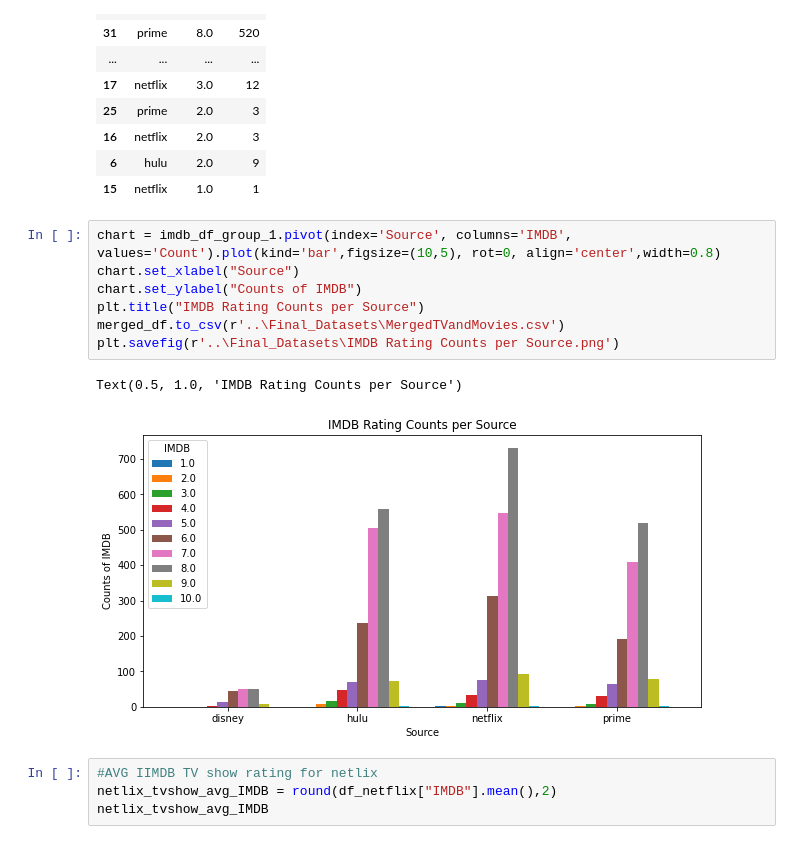
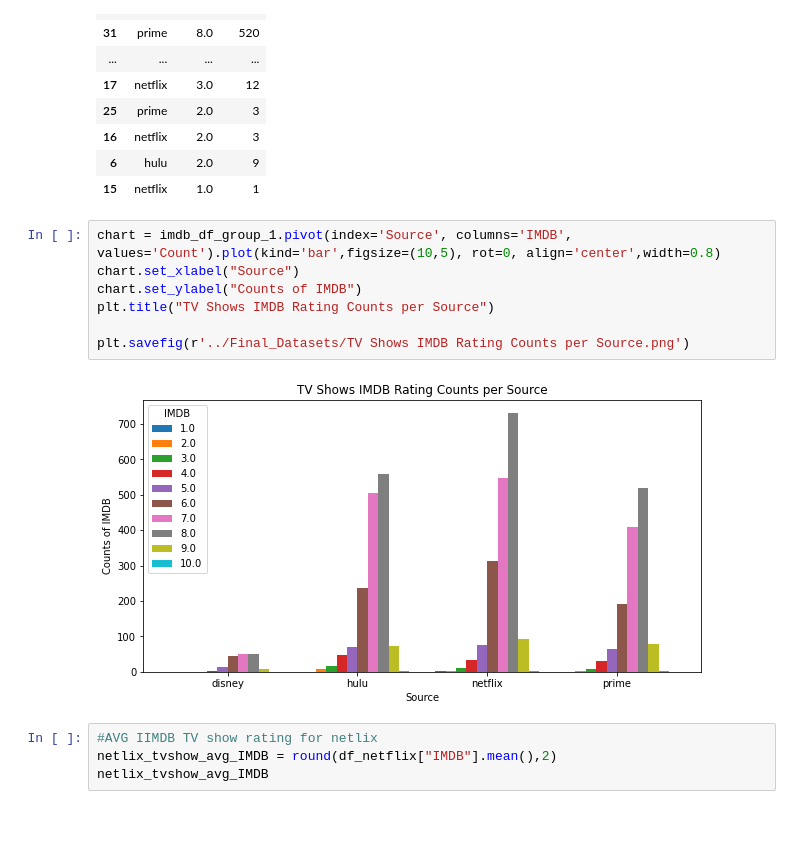
Before and after one commit to jtslater2/old_fashioned, a Jupyter notebook: Scripts/Brian_IMDB.ipynb, the cells around one changed output. Cells and saved outputs as stored; diff of their text form.

```diff
--- a/Scripts/Brian_IMDB.ipynb
+++ b/Scripts/Brian_IMDB.ipynb
@@ -202,13 +202,12 @@ imdb_df_group_1
 # %%
 chart = imdb_df_group_1.pivot(index='Source', columns='IMDB', values='Count').plot(kind='bar',figsize=(10,5), rot=0, align='center',width=0.8)
 chart.set_xlabel("Source")
 chart.set_ylabel("Counts of IMDB")
-plt.title("IMDB Rating Counts per Source")
-merged_df.to_csv(r'..\Final_Datasets\MergedTVandMovies.csv')
-plt.savefig(r'..\Final_Datasets\IMDB Rating Counts per Source.png')
+plt.title("TV Shows IMDB Rating Counts per Source")
+
+plt.savefig(r'../Final_Datasets/TV Shows IMDB Rating Counts per Source.png')
 # %% [output]
-Text(0.5, 1.0, 'IMDB Rating Counts per Source')
-[figure, old version]
+[figure, new version]
 # %%
 #AVG IIMDB TV show rating for netlix
 netlix_tvshow_avg_IMDB = round(df_netflix["IMDB"].mean(),2)
```
